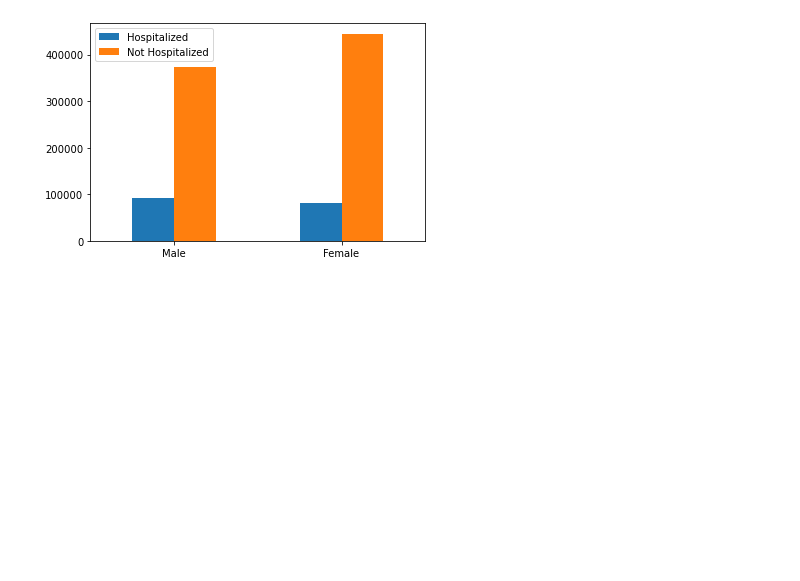
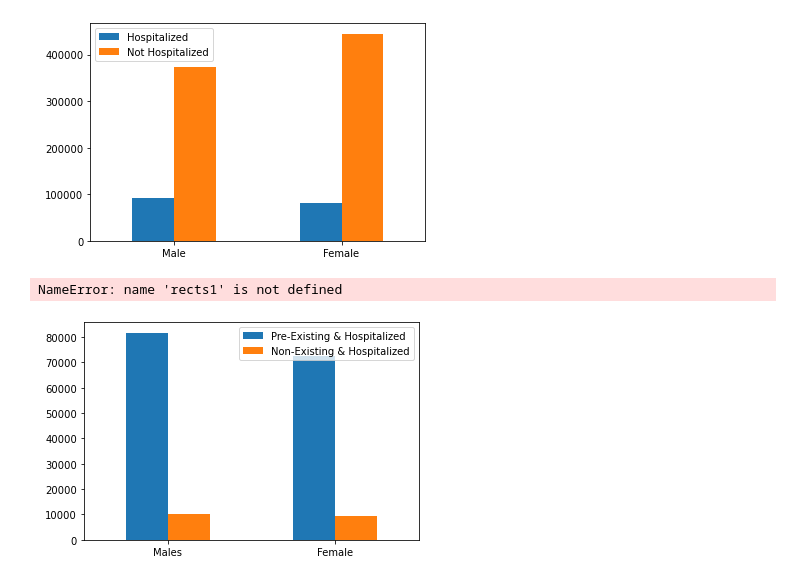
Before and after one commit to jforbis/rougeSquadron, a Jupyter notebook: JupyterScripts/forbis.ipynb, the cells around one changed output. Cells and saved outputs as stored; diff of their text form; code cells hidden in the pictures; blank space fills up the shorter version.

```diff
--- a/JupyterScripts/forbis.ipynb
+++ b/JupyterScripts/forbis.ipynb
@@ -65,0 +54,35 @@ hosp_df.plot.bar(rot = 0)
+# %%
+# Look at males and number of hospitalizations by pre-existing conditions
+mhp = len(org_data_df.loc[(org_data_df["Gender"] == "Male") &
+                      (org_data_df["Pre-Existing Condition"] == "Yes") &
+                      (org_data_df["Hospitalized"] == "Yes")])
+fhp = len(org_data_df.loc[(org_data_df["Gender"] == "Female") &
+                      (org_data_df["Pre-Existing Condition"] == "Yes") &
+                      (org_data_df["Hospitalized"] == "Yes")])
+
+mhnp = len(org_data_df.loc[(org_data_df["Gender"] == "Male") &
+                      (org_data_df["Pre-Existing Condition"] == "No") &
+                      (org_data_df["Hospitalized"] == "Yes")])
+fhnp = len(org_data_df.loc[(org_data_df["Gender"] == "Female") &
+                      (org_data_df["Pre-Existing Condition"] == "No") &
+                      (org_data_df["Hospitalized"] == "Yes")])
+prex = ["Males", "Female"]
+prex_df = pd.DataFrame({"Pre-Existing & Hospitalized" : [mhp,fhp], "Non-Existing & Hospitalized" : [mhnp,fhnp]}, index = prex)
+ax = prex_df.plot(kind='bar', rot=0)
+def autolabel(rects):
+    """Attach a text label above each bar in *rects*, displaying its height."""
+    for rect in rects:
+        height = rect.get_height()
+        ax.annotate('{}'.format(height),
+                    xy=(rect.get_x() + rect.get_width() / 2, height),
+                    xytext=(0, 3),  # 3 points vertical offset
+                    textcoords="offset points",
+                    ha='center', va='bottom')
+
+
+autolabel(rects1)
+autolabel(rects2)
+plt.show()
+# %% [output]
+NameError: name 'rects1' is not defined
+[figure, added]
```
Also changed, not shown: parts of 3 cells of this notebook.
